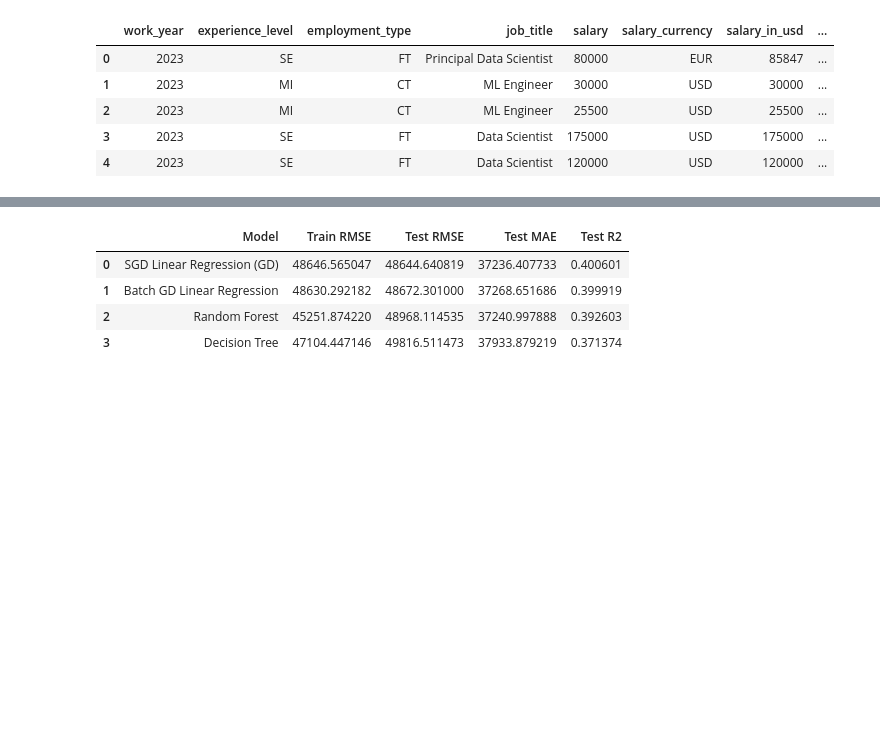
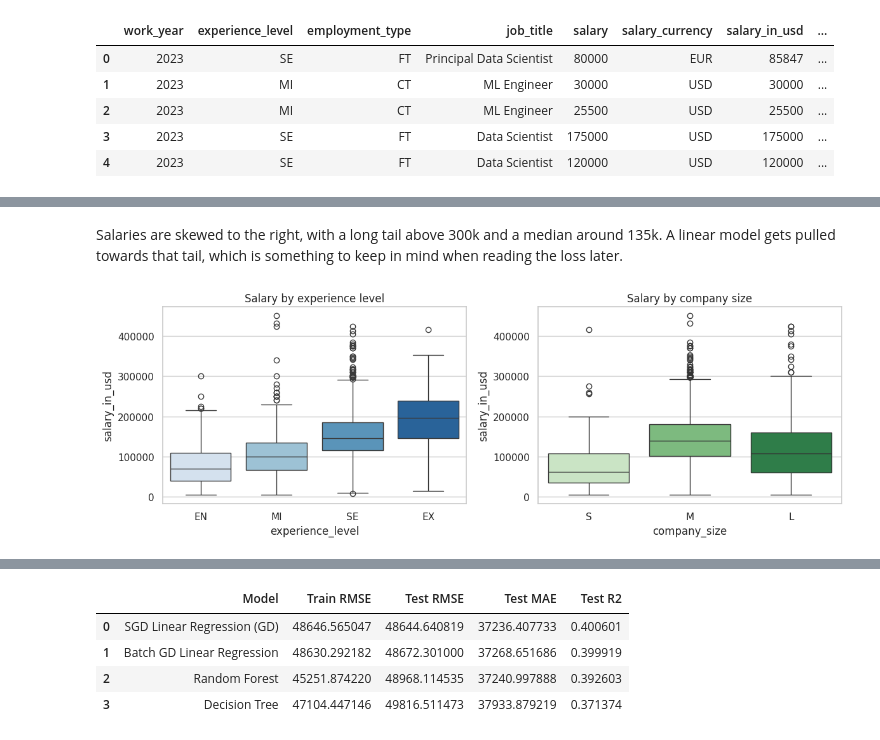
Before and after one commit to SHYAKA-Aime/Regression-Analysis-Mobile-Application, a Jupyter notebook: summative/linear_regression/multivariate.ipynb, the cells around one changed output, grey strips where cells are left out. Cells and saved outputs as stored; diff of their text form; code cells hidden in the pictures; blank space fills up the shorter version.

```diff
--- a/summative/linear_regression/multivariate.ipynb
+++ b/summative/linear_regression/multivariate.ipynb
@@ -430,0 +136,15 @@ Trained: ['SGD Linear Regression (GD)', 'Batch GD Linear Regression', 'Random Fo
+# %% [markdown]
+Salaries are skewed to the right, with a long tail above 300k and a median around 135k.
+A linear model gets pulled towards that tail, which is something to keep in mind when
+reading the loss later.
+# %%
+# does salary move with experience level and company size?
+order_exp = ["EN", "MI", "SE", "EX"]
+fig, ax = plt.subplots(1, 2, figsize=(12, 4.2))
+sns.boxplot(data=df, x="experience_level", y="salary_in_usd", order=order_exp, ax=ax[0], palette="Blues")
+ax[0].set_title("Salary by experience level")
+sns.boxplot(data=df, x="company_size", y="salary_in_usd", order=["S","M","L"], ax=ax[1], palette="Greens")
+ax[1].set_title("Salary by company size")
+plt.tight_layout(); plt.show()
+# %% [output]
+[figure, added]
```
Also changed, not shown: parts of 57 cells of this notebook, 8 other files.
